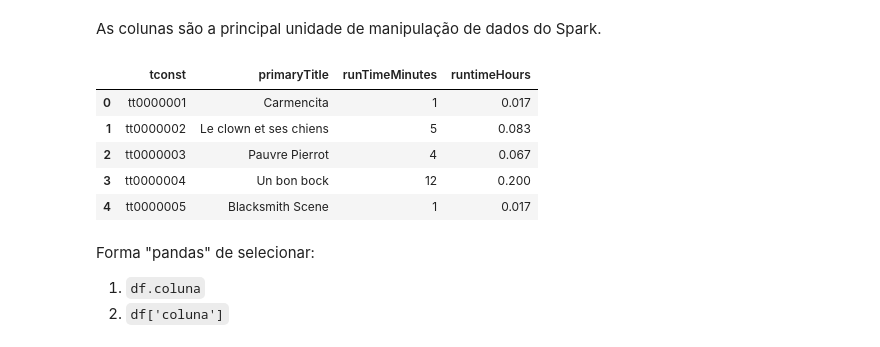
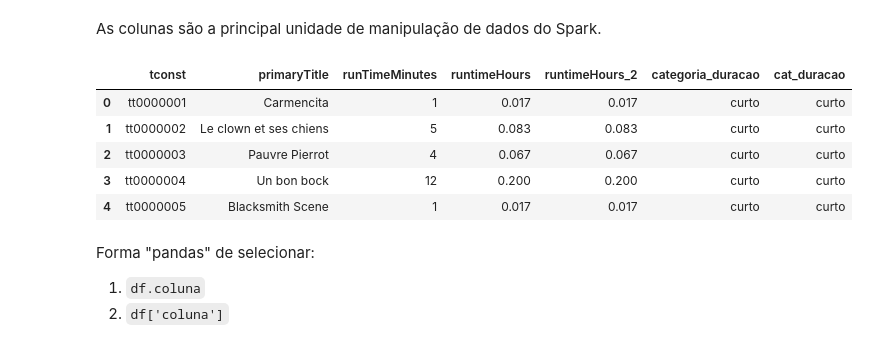
Before and after one commit to smedina1304/edc-igti-spark-mod3, a Jupyter notebook: CD - Aula Interativa.ipynb, the cells around one changed output. Saved outputs shown, nothing was run; the diff lists cells and outputs as text; code cells hidden in the pictures.

```diff
--- a/CD - Aula Interativa.ipynb
+++ b/CD - Aula Interativa.ipynb
@@ -149,22 +149,36 @@ root
 ### Colunas e Expressões
 # %% [markdown]
 As colunas são a principal unidade de manipulação de dados do Spark.
+# %%
+expression = """
+
+CASE WHEN runTimeMinutes <= 60 THEN "curto"
+     WHEN runTimeMinutes BETWEEN 60 AND 120 THEN "normal"
+     ELSE "longo"
+END
+
+"""
 # %%
 (
     df_titles
     .select('tconst', 'primaryTitle', 'runtimeMinutes', )
     .withColumn("runTimeMinutes", f.col('runTimeMinutes').cast('int'))
     .withColumn("runtimeHours", f.round(f.col('runTimeMinutes') / 60, 3))
+    .withColumn("runtimeHours_2", f.expr('round(runTimeMinutes  / 60, 3)'))
+    .withColumn("categoria_duracao", f.when(f.col('runTimeMinutes') <= 60, 'curto')
+                                      .when((f.col('runTimeMinutes') > 60) & (f.col('runTimeMinutes') <= 120), 'normal')
+                                      .otherwise('longo'))
+    .withColumn('cat_duracao', f.expr(expression))
     .limit(5)
     .toPandas()
 )
 # %% [output]
-|  | tconst | primaryTitle | runTimeMinutes | runtimeHours |
-| 0 | tt0000001 | Carmencita | 1 | 0.017 |
-| 1 | tt0000002 | Le clown et ses chiens | 5 | 0.083 |
-| 2 | tt0000003 | Pauvre Pierrot | 4 | 0.067 |
-| 3 | tt0000004 | Un bon bock | 12 | 0.200 |
-| 4 | tt0000005 | Blacksmith Scene | 1 | 0.017 |
+|  | tconst | primaryTitle | runTimeMinutes | runtimeHours | runtimeHours_2 | categoria_duracao | cat_duracao |
+| 0 | tt0000001 | Carmencita | 1 | 0.017 | 0.017 | curto | curto |
+| 1 | tt0000002 | Le clown et ses chiens | 5 | 0.083 | 0.083 | curto | curto |
+| 2 | tt0000003 | Pauvre Pierrot | 4 | 0.067 | 0.067 | curto | curto |
+| 3 | tt0000004 | Un bon bock | 12 | 0.200 | 0.200 | curto | curto |
+| 4 | tt0000005 | Blacksmith Scene | 1 | 0.017 | 0.017 | curto | curto |
 # %% [markdown]
 Forma "pandas" de selecionar:
 
```
Also changed, not shown: parts of 27 cells of this notebook.
